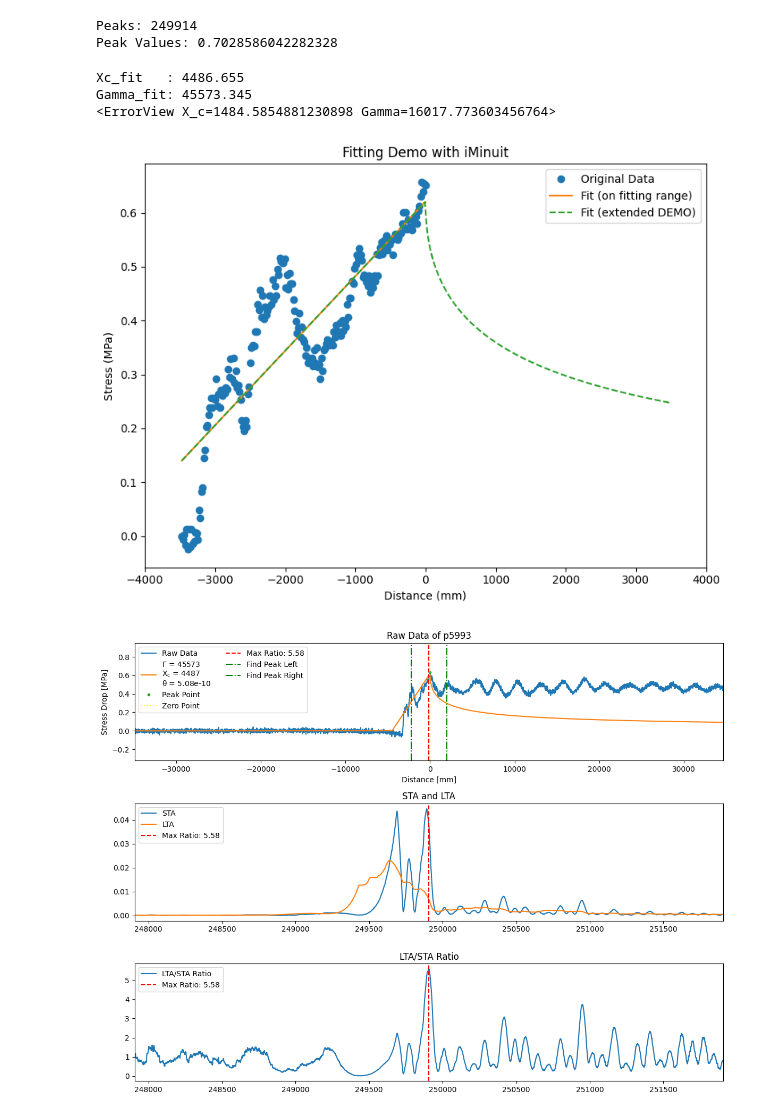
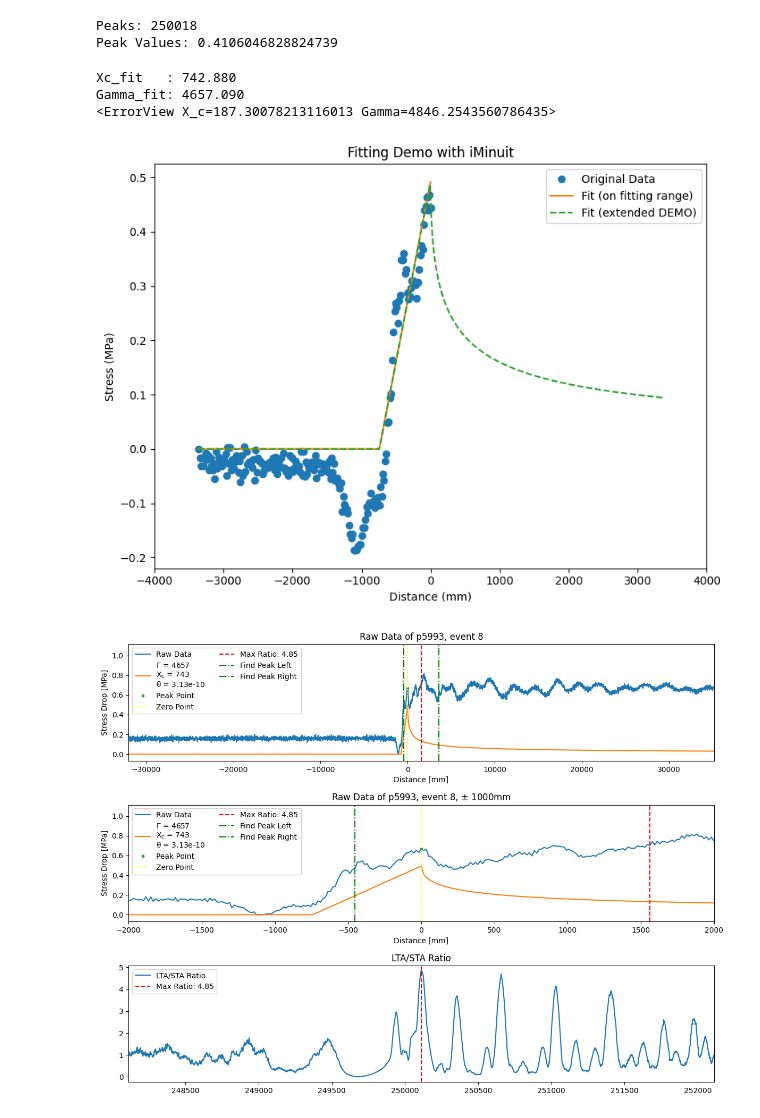
Before and after one commit to Gauss963/PSU-Dynamic-Strain, a Jupyter notebook: Code/p5993.ipynb, the cells around one changed output. Cells and saved outputs as stored; diff of their text form; code cells hidden in the pictures.

```diff
--- a/Code/p5993.ipynb
+++ b/Code/p5993.ipynb
@@ -22,7 +25,7 @@ filename = f'../Data/{experiment_SN}e.npz'
 # %%
 data = np.load(filename, allow_pickle = True)
 data = data["experiment"][()]
-event = data['runs'][1]['events'][2]
+event = data['runs'][1]['events'][event_number]
 exy6 = event['strain']['original']['raw'][6]
 
 
@@ -98,22 +98,27 @@ max_ratio = np.max(lta_sta_ratio)
 max_index = np.argmax(lta_sta_ratio)
 # %%
 start_index = max_index - 120
+# start_index = max_index - 220
 end_index   = max_index + 120
 
 CUT_STRESS_MPA = STRESS_MPA[start_index:end_index]
 LOCAL_PEAKS, _ = scipy.signal.find_peaks(CUT_STRESS_MPA, prominence = 0.02, distance = 30)
+# LOCAL_PEAKS, _ = scipy.signal.find_peaks(CUT_STRESS_MPA, prominence = 0.02, distance = 20)
 GLOBAL_PEAKS = LOCAL_PEAKS + start_index
 
-GLOBAL_PEAK = GLOBAL_PEAKS[3]
+GLOBAL_PEAK = GLOBAL_PEAKS[0]
 
 print(f'Peaks: {GLOBAL_PEAK}')
 print(f'Peak Values: {STRESS_MPA[GLOBAL_PEAK]}')
 # %% [output]
-Peaks: 249914
-Peak Values: 0.7028586042282328
+Peaks: 250018
+Peak Values: 0.4106046828824739
 # %%
+# DISTANCE = DISTANCE - DISTANCE[GLOBAL_PEAK]
+# STRESS_MPA = STRESS_MPA - np.average(STRESS_MPA[max_index - hspan: max_index - hspan + 1000])
+
 DISTANCE = DISTANCE - DISTANCE[GLOBAL_PEAK]
-STRESS_MPA = STRESS_MPA - np.average(STRESS_MPA[max_index - hspan: max_index - hspan + 1000])
+STRESS_MPA = STRESS_MPA - np.min(STRESS_MPA[GLOBAL_PEAK - 180:GLOBAL_PEAK])
 # %%
 STRESS_MPA_FOR_FIT = STRESS_MPA[GLOBAL_PEAK - 200: GLOBAL_PEAK]     # fitting range
 STRESS_MPA_FOR_FIT = STRESS_MPA_FOR_FIT - STRESS_MPA_FOR_FIT[0]     # shift to zero
@@ -134,7 +139,7 @@ def chi_square(X_c, Gamma):
 # ------------------------------------------------------------------------
 # (2) Use iminuit to find chi-square min
 # ------------------------------------------------------------------------
-m = iminuit.Minuit(chi_square, X_c=3000, Gamma=40000)
+m = iminuit.Minuit(chi_square, X_c=3000, Gamma=4000)
 
 # errordef = 1 corresponding to Least-Squares / Chi-square
 m.errordef = 1
@@ -182,52 +187,57 @@ plt.savefig(f'../Plot/Fitting-{experiment_SN}.pdf', dpi = 300)
 plt.show()
 plt.close()
 # %% [output]
-Xc_fit   : 4486.655
-Gamma_fit: 45573.345
-<ErrorView X_c=1484.5854881230898 Gamma=16017.773603456764>
+Xc_fit   : 742.880
+Gamma_fit: 4657.090
+<ErrorView X_c=187.30078213116013 Gamma=4846.2543560786435>
-[figure, old version]
+[figure, new version]
 # %%
 theta = Gamma_fit / normal_stress / (Xc_fit * 10**3)
 # %%
-plt.rcParams.update({'mathtext.default':  'regular' })
+plt.rcParams.update({'mathtext.default': 'regular'})
 plt.figure(figsize = (12, 9))
 
 # Plot raw data (No filter)
 plt.subplot(3, 1, 1)
 plt.plot(DISTANCE, STRESS_MPA, label = 'Raw Data')
-# plt.plot(DISTANCE, DataProcessor.fitting_function(Xc_fit, C_f, Gamma_fit, DISTANCE, 8e-3) / 10**6, label = f'$\Gamma$ = {Gamma_fit:.0f}\n$X_c$ = {Xc_fit:.0f}')
 plt.plot(DISTANCE, DataProcessor.fitting_function(Xc_fit, C_f, Gamma_fit, DISTANCE, 8e-3) / 10**6, label = f'$\Gamma$ = {Gamma_fit:.0f}\n$X_c$ = {Xc_fit:.0f}\n$\\theta$ = {theta:.3g}')
 plt.plot(DISTANCE[GLOBAL_PEAK], STRESS_MPA[GLOBAL_PEAK], '.', label = 'Peak Point')
 plt.xlabel('Distance [mm]')
 plt.ylabel('Stress Drop [MPa]')
 plt.axvline(x = DISTANCE[GLOBAL_PEAK], color = 'yellow', linestyle = ':', label = 'Zero Point')
 plt.axvline(x = DISTANCE[max_index], color = 'red', linestyle = '--', label=f'Max Ratio: {max_ratio:.2f}')
-plt.axvline(x = DISTANCE[max_index - 120], color = 'green', linestyle = '-.', label = f'Find Peak Left')
-plt.axvline(x = DISTANCE[max_index + 120], color = 'green', linestyle = '-.', label = f'Find Peak Right')
+plt.axvline(x = DISTANCE[start_index], color = 'green', linestyle = '-.', label = f'Find Peak Left')
+plt.axvline(x = DISTANCE[end_index], color = 'green', linestyle = '-.', label = f'Find Peak Right')
 plt.xlim(DISTANCE[max_index - hspan], DISTANCE[max_index + hspan])
-plt.title(f'Raw Data of {experiment_SN}')
+plt.title(f'Raw Data of {experiment_SN}, event {event_number}')
 plt.legend(ncol = 2, loc = 'upper left')
 
-# Plot STA, LTA
+# Plot raw data (\pm 2000mm)
 plt.subplot(3, 1, 2)
-plt.plot(sta, label = 'STA')
-plt.plot(lta, label = 'LTA')
-plt.axvline(x = max_index, color = 'red', linestyle = '--', label=f'Max Ratio: {max_ratio:.2f}')
-plt.xlim(max_index - hspan, max_index + hspan)
-plt.title('STA and LTA')
-plt.legend(loc = 'upper left')
+plt.plot(DISTANCE, STRESS_MPA, label = 'Raw Data')
+plt.plot(DISTANCE, DataProcessor.fitting_function(Xc_fit, C_f, Gamma_fit, DISTANCE, 8e-3) / 10**6, label = f'$\Gamma$ = {Gamma_fit:.0f}\n$X_c$ = {Xc_fit:.0f}\n$\\theta$ = {theta:.3g}')
+plt.plot(DISTANCE[GLOBAL_PEAK], STRESS_MPA[GLOBAL_PEAK], '.', label = 'Peak Point')
+plt.xlabel('Distance [mm]')
+plt.ylabel('Stress Drop [MPa]')
+plt.axvline(x = DISTANCE[GLOBAL_PEAK], color = 'yellow', linestyle = ':', label = 'Zero Point')
+plt.axvline(x = DISTANCE[max_index], color = 'red', linestyle = '--', label=f'Max Ratio: {max_ratio:.2f}')
+plt.axvline(x = DISTANCE[start_index], color = 'green', linestyle = '-.', label = f'Find Peak Left')
+plt.axvline(x = DISTANCE[end_index], color = 'green', linestyle = '-.', label = f'Find Peak Right')
+plt.xlim(-2000, 2000)
+plt.title(f'Raw Data of {experiment_SN}, event {event_number}, $\pm$ 1000mm')
+plt.legend(ncol = 2, loc = 'upper left')
 
 # Plot LTA/STA ratio
 plt.subplot(3, 1, 3)
 plt.plot(lta_sta_ratio, label='LTA/STA Ratio')
 plt.axvline(x = max_index, color = 'red', linestyle = '--', label=f'Max Ratio: {max_ratio:.2f}')
 plt.xlim(max_index - hspan, max_index + hspan)
 plt.title('LTA/STA Ratio')
 plt.legend(loc = 'upper left')
 
 plt.tight_layout()
-plt.savefig(f'../Plot/STA-LTA-{experiment_SN}.pdf')
+plt.savefig(f'../Plot/STA-LTA-{experiment_SN}-{event_number}.pdf')
 plt.show()
 plt.close()
 # %% [output]
-[figure, old version]
+[figure, new version]
```
Also changed, not shown: parts of 6 cells of this notebook, 12 other files.
